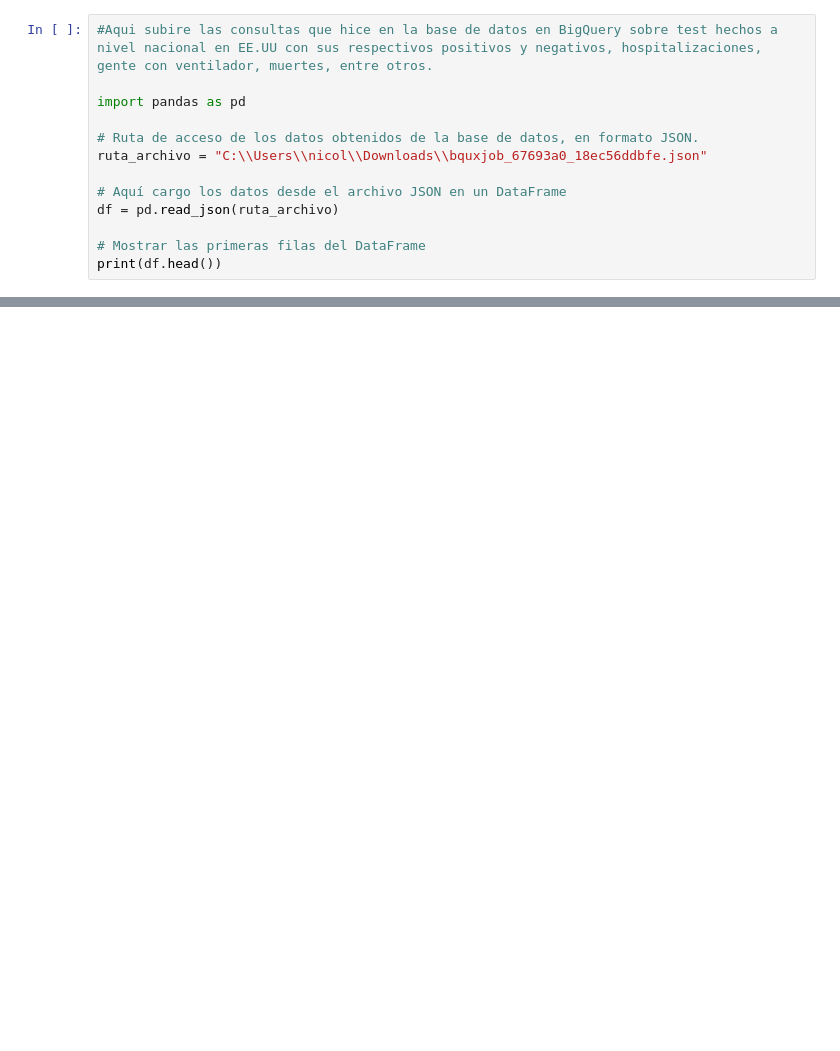
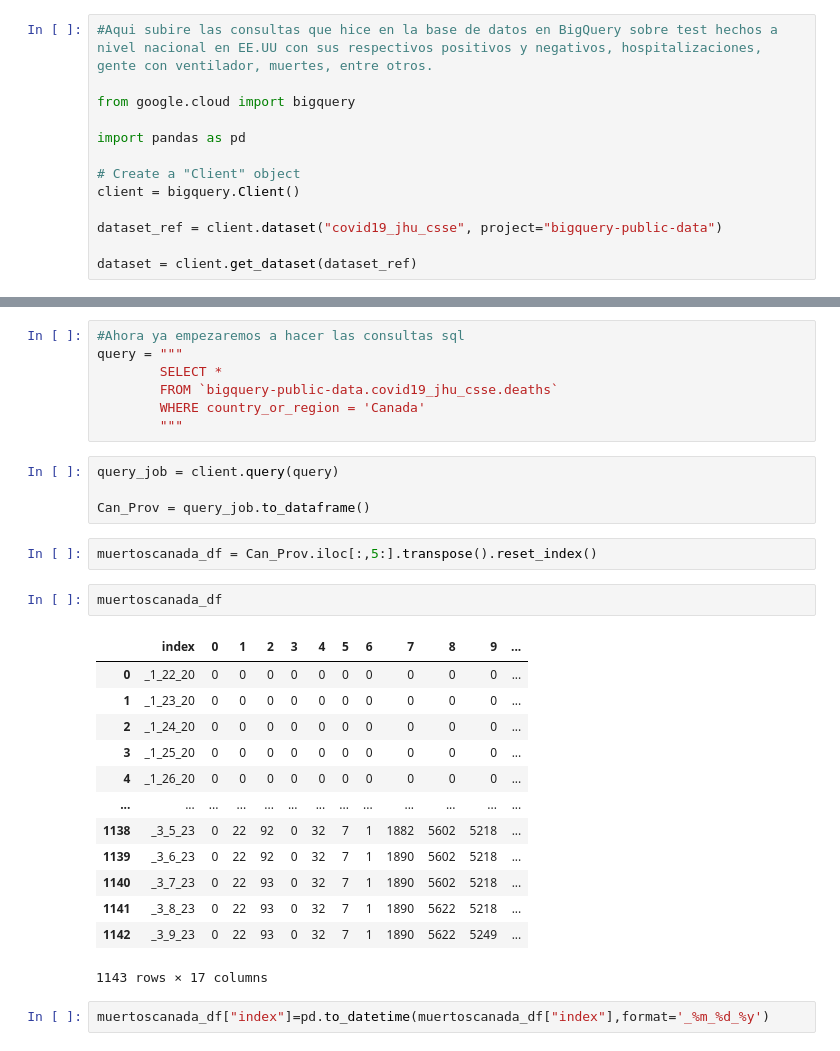
Before and after one commit to Nebulads3/Solemne1, a Jupyter notebook: codigo.ipynb, the cells around one changed output, grey strips where cells are left out. Cells and saved outputs as stored; diff of their text form; blank space fills up the shorter version.

```diff
--- a/codigo.ipynb
+++ b/codigo.ipynb
@@ -1,13 +1,13 @@
 # %%
 #Aqui subire las consultas que hice en la base de datos en BigQuery sobre test hechos a nivel nacional en EE.UU con sus respectivos positivos y negativos, hospitalizaciones, gente con ventilador, muertes, entre otros.
 
+from google.cloud import bigquery
+
 import pandas as pd
 
-# Ruta de acceso de los datos obtenidos de la base de datos, en formato JSON.
-ruta_archivo = "C:\\Users\\nicol\\Downloads\\bquxjob_67693a0_18ec56ddbfe.json"
+# Create a "Client" object
+client = bigquery.Client()
 
-# Aquí cargo los datos desde el archivo JSON en un DataFrame
-df = pd.read_json(ruta_archivo)
+dataset_ref = client.dataset("covid19_jhu_csse", project="bigquery-public-data")
 
-# Mostrar las primeras filas del DataFrame
-print(df.head())
+dataset = client.get_dataset(dataset_ref)
@@ -34,0 +64,31 @@ print(df.head())
+# %%
+#Ahora ya empezaremos a hacer las consultas sql
+query = """
+        SELECT *
+        FROM `bigquery-public-data.covid19_jhu_csse.deaths`
+        WHERE country_or_region = 'Canada'
+        """
+# %%
+query_job = client.query(query)
+
+Can_Prov = query_job.to_dataframe()
+# %%
+muertoscanada_df = Can_Prov.iloc[:,5:].transpose().reset_index()
+# %%
+muertoscanada_df
+# %% [output]
+|  | index | 0 | 1 | 2 | 3 | 4 | 5 | 6 | 7 | 8 | 9 | ... |
+| 0 | _1_22_20 | 0 | 0 | 0 | 0 | 0 | 0 | 0 | 0 | 0 | 0 | ... |
+| 1 | _1_23_20 | 0 | 0 | 0 | 0 | 0 | 0 | 0 | 0 | 0 | 0 | ... |
+| 2 | _1_24_20 | 0 | 0 | 0 | 0 | 0 | 0 | 0 | 0 | 0 | 0 | ... |
+| 3 | _1_25_20 | 0 | 0 | 0 | 0 | 0 | 0 | 0 | 0 | 0 | 0 | ... |
+| 4 | _1_26_20 | 0 | 0 | 0 | 0 | 0 | 0 | 0 | 0 | 0 | 0 | ... |
+| ... | ... | ... | ... | ... | ... | ... | ... | ... | ... | ... | ... | ... |
+| 1138 | _3_5_23 | 0 | 22 | 92 | 0 | 32 | 7 | 1 | 1882 | 5602 | 5218 | ... |
+| 1139 | _3_6_23 | 0 | 22 | 92 | 0 | 32 | 7 | 1 | 1890 | 5602 | 5218 | ... |
+| 1140 | _3_7_23 | 0 | 22 | 93 | 0 | 32 | 7 | 1 | 1890 | 5602 | 5218 | ... |
+| 1141 | _3_8_23 | 0 | 22 | 93 | 0 | 32 | 7 | 1 | 1890 | 5622 | 5218 | ... |
+| 1142 | _3_9_23 | 0 | 22 | 93 | 0 | 32 | 7 | 1 | 1890 | 5622 | 5249 | ... |
+1143 rows × 17 columns
+# %%
+muertoscanada_df["index"]=pd.to_datetime(muertoscanada_df["index"],format='_%m_%d_%y')
```
Also changed, not shown: parts of 9 cells of this notebook.
